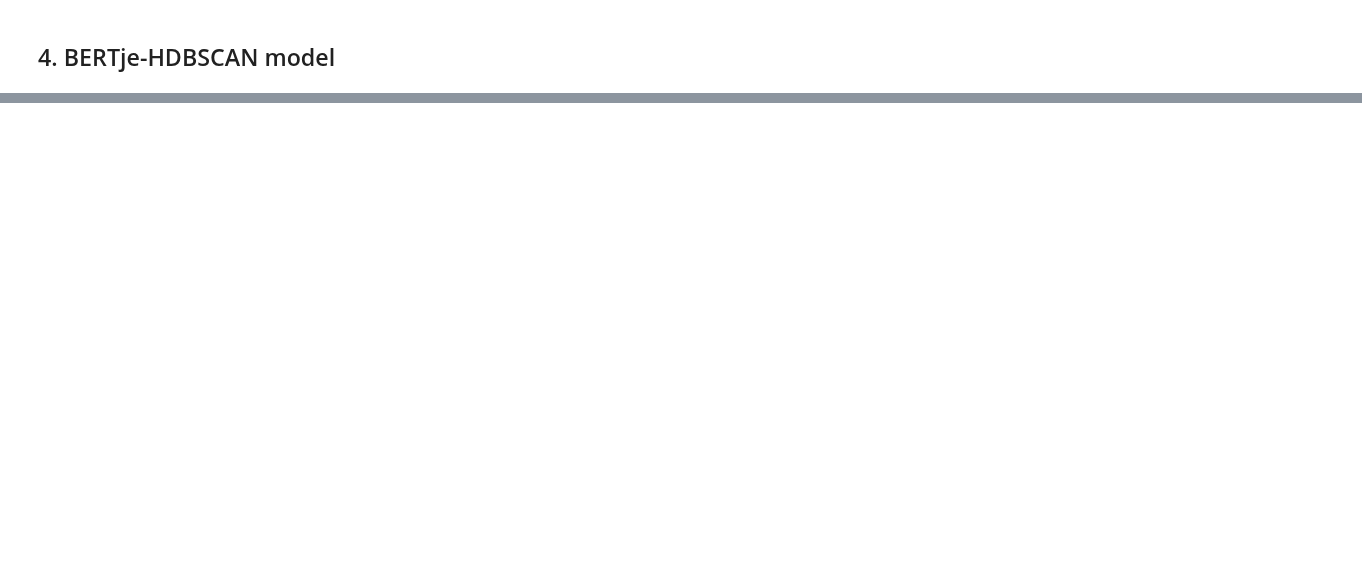
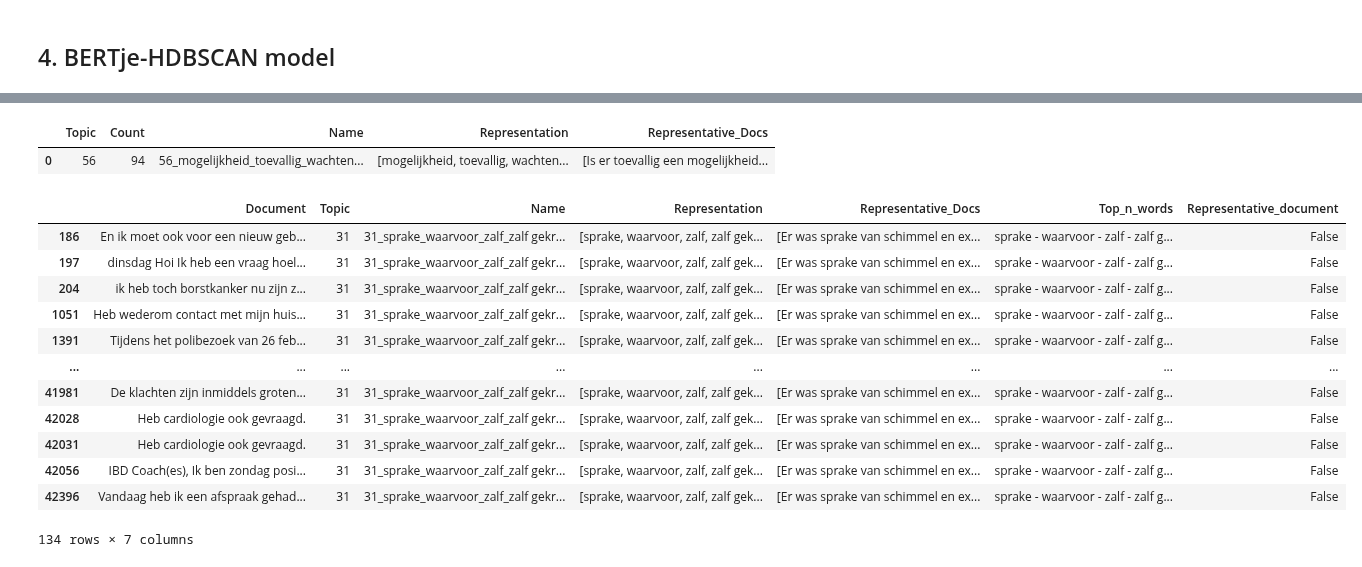
Before and after one commit to MaastrichtU-CDS/MyIBDcoachNLP, a Jupyter notebook: notebooks/analysis_of_sentences/bertje_sentence_analysis_15char_nl.ipynb, the cells around one changed output, grey strips where cells are left out. Drawn from its saved outputs; the diff is of its cells as text; code cells hidden in the pictures; blank space fills up the shorter version.

```diff
--- a/notebooks/analysis_of_sentences/bertje_sentence_analysis_15char_nl.ipynb
+++ b/notebooks/analysis_of_sentences/bertje_sentence_analysis_15char_nl.ipynb
@@ -290,0 +168,4 @@ hierarchical_topics = topic_model.hierarchical_topics(sentences)
+# %%
+# INSPECT topics again # Looks good
+topic_model = loaded_model_ro
+topic_model.get_topic_info()
@@ -290,0 +196,7 @@ hierarchical_topics = topic_model.hierarchical_topics(sentences)
+# %%
+from sklearn.feature_extraction.text import CountVectorizer
+
+# configure the sub-models
+#vectorizer
+vectorizer_model=CountVectorizer(stop_words=dutch_stopwords, min_df=2, ngram_range=(1, 2), token_pattern=r'\b[a-zA-Z]{3,}\b')
+topic_model.update_topics(sentences, vectorizer_model=vectorizer_model)
@@ -291 +205,3 @@ hierarchical_topics = topic_model.hierarchical_topics(sentences)
+# %%
+topic_model = BERTopic.load("/workspace/mijnidbcoachnlp/data/result_data/saved_BERTje_model_updated_topics", embedding_model=embedding_model)
 # %%
@@ -297,3 +254,23 @@ topic_model.merge_topics(docs, topics_to_merge)
+# %%
+pd.set_option("max_colwidth", 600)
+topic_model.get_topic_info(56)
+# %% [output]
+|  | Topic | Count | Name | Representation | Representative_Docs |
+| 0 | 56 | 94 | 56_mogelijkheid_toevallig_wachten... | [mogelijkheid, toevallig, wachten... | [Is er toevallig een mogelijkheid... |
 # %%
-doc_info = topic_model.get_document_info(sentences)
-doc_info[doc_info["Topic"] == 70]
+doc_info_new = topic_model.get_document_info(sentences)
+doc_info_new[doc_info_new["Topic"] == 31]
+# %% [output]
+|  | Document | Topic | Name | Representation | Representative_Docs | Top_n_words | Representative_document |
+| 186 | En ik moet ook voor een nieuw geb... | 31 | 31_sprake_waarvoor_zalf_zalf gekr... | [sprake, waarvoor, zalf, zalf gek... | [Er was sprake van schimmel en ex... | sprake - waarvoor - zalf - zalf g... | False |
+| 197 | dinsdag Hoi Ik heb een vraag hoel... | 31 | 31_sprake_waarvoor_zalf_zalf gekr... | [sprake, waarvoor, zalf, zalf gek... | [Er was sprake van schimmel en ex... | sprake - waarvoor - zalf - zalf g... | False |
+| 204 | ik heb toch borstkanker nu zijn z... | 31 | 31_sprake_waarvoor_zalf_zalf gekr... | [sprake, waarvoor, zalf, zalf gek... | [Er was sprake van schimmel en ex... | sprake - waarvoor - zalf - zalf g... | False |
+| 1051 | Heb wederom contact met mijn huis... | 31 | 31_sprake_waarvoor_zalf_zalf gekr... | [sprake, waarvoor, zalf, zalf gek... | [Er was sprake van schimmel en ex... | sprake - waarvoor - zalf - zalf g... | False |
+| 1391 | Tijdens het polibezoek van 26 feb... | 31 | 31_sprake_waarvoor_zalf_zalf gekr... | [sprake, waarvoor, zalf, zalf gek... | [Er was sprake van schimmel en ex... | sprake - waarvoor - zalf - zalf g... | False |
+| ... | ... | ... | ... | ... | ... | ... | ... |
+| 41981 | De klachten zijn inmiddels groten... | 31 | 31_sprake_waarvoor_zalf_zalf gekr... | [sprake, waarvoor, zalf, zalf gek... | [Er was sprake van schimmel en ex... | sprake - waarvoor - zalf - zalf g... | False |
+| 42028 | Heb cardiologie ook gevraagd. | 31 | 31_sprake_waarvoor_zalf_zalf gekr... | [sprake, waarvoor, zalf, zalf gek... | [Er was sprake van schimmel en ex... | sprake - waarvoor - zalf - zalf g... | False |
+| 42031 | Heb cardiologie ook gevraagd. | 31 | 31_sprake_waarvoor_zalf_zalf gekr... | [sprake, waarvoor, zalf, zalf gek... | [Er was sprake van schimmel en ex... | sprake - waarvoor - zalf - zalf g... | False |
+| 42056 | IBD Coach(es), Ik ben zondag posi... | 31 | 31_sprake_waarvoor_zalf_zalf gekr... | [sprake, waarvoor, zalf, zalf gek... | [Er was sprake van schimmel en ex... | sprake - waarvoor - zalf - zalf g... | False |
+| 42396 | Vandaag heb ik een afspraak gehad... | 31 | 31_sprake_waarvoor_zalf_zalf gekr... | [sprake, waarvoor, zalf, zalf gek... | [Er was sprake van schimmel en ex... | sprake - waarvoor - zalf - zalf g... | False |
+134 rows × 7 columns
```
Also changed, not shown: parts of 37 cells of this notebook, 3 other files.
